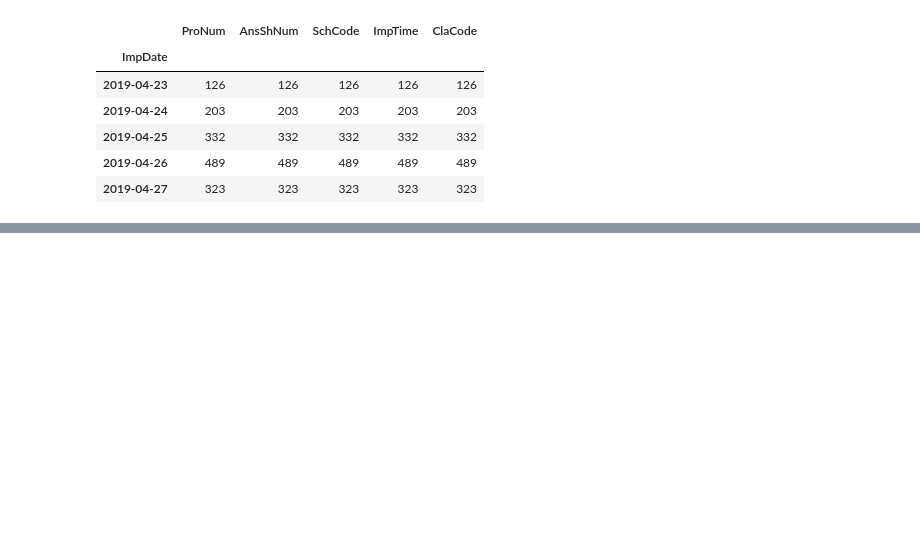
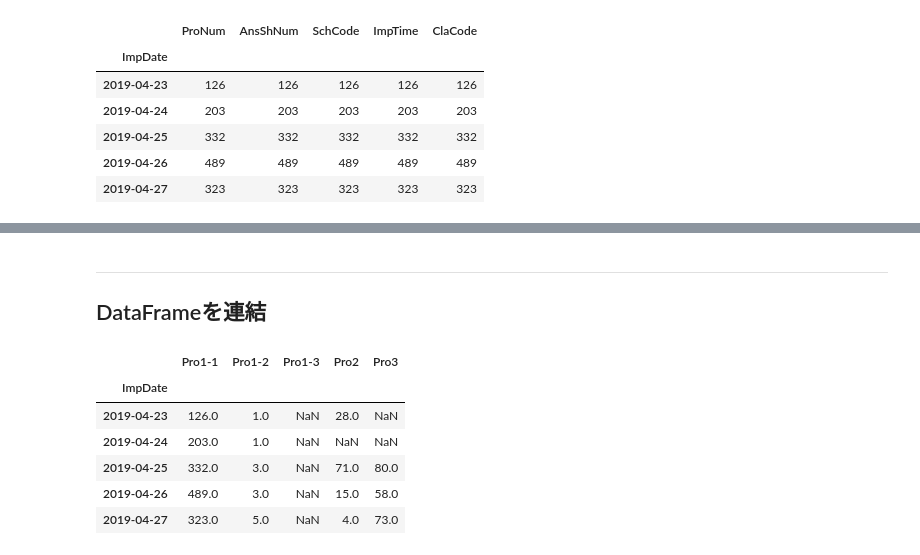
Before and after one commit to okagen/study, a Jupyter notebook: 05_DataFrame.ipynb, the cells around one changed output, grey strips where cells are left out. Saved outputs shown, nothing was run; the diff lists cells and outputs as text; code cells hidden in the pictures; blank space fills up the shorter version.

```diff
--- a/05_DataFrame.ipynb
+++ b/05_DataFrame.ipynb
@@ -84,0 +102,17 @@ display(df_p1_byDate_count.head(5))
+# %% [markdown]
+---
+## DataFrameを連結
+# %%
+df_result = pd.concat([df_p1_byDate_count, df_p2_byDate_count], axis=1, sort=False)
+df_result = pd.concat([df_result, df_p3_byDate_count], axis=1, sort=False)
+df_result = pd.concat([df_result, df_p4_byDate_count], axis=1, sort=False)
+df_result = pd.concat([df_result, df_p5_byDate_count], axis=1, sort=False)
+display(df_result.head(5))
+# %% [output]
+|  | Pro1-1 | Pro1-2 | Pro1-3 | Pro2 | Pro3 |
+| ImpDate |  |  |  |  |  |
+| 2019-04-23 | 126.0 | 1.0 | NaN | 28.0 | NaN |
+| 2019-04-24 | 203.0 | 1.0 | NaN | NaN | NaN |
+| 2019-04-25 | 332.0 | 3.0 | NaN | 71.0 | 80.0 |
+| 2019-04-26 | 489.0 | 3.0 | NaN | 15.0 | 58.0 |
+| 2019-04-27 | 323.0 | 5.0 | NaN | 4.0 | 73.0 |
```
Also changed, not shown: parts of 6 cells of this notebook, 1 other file.
